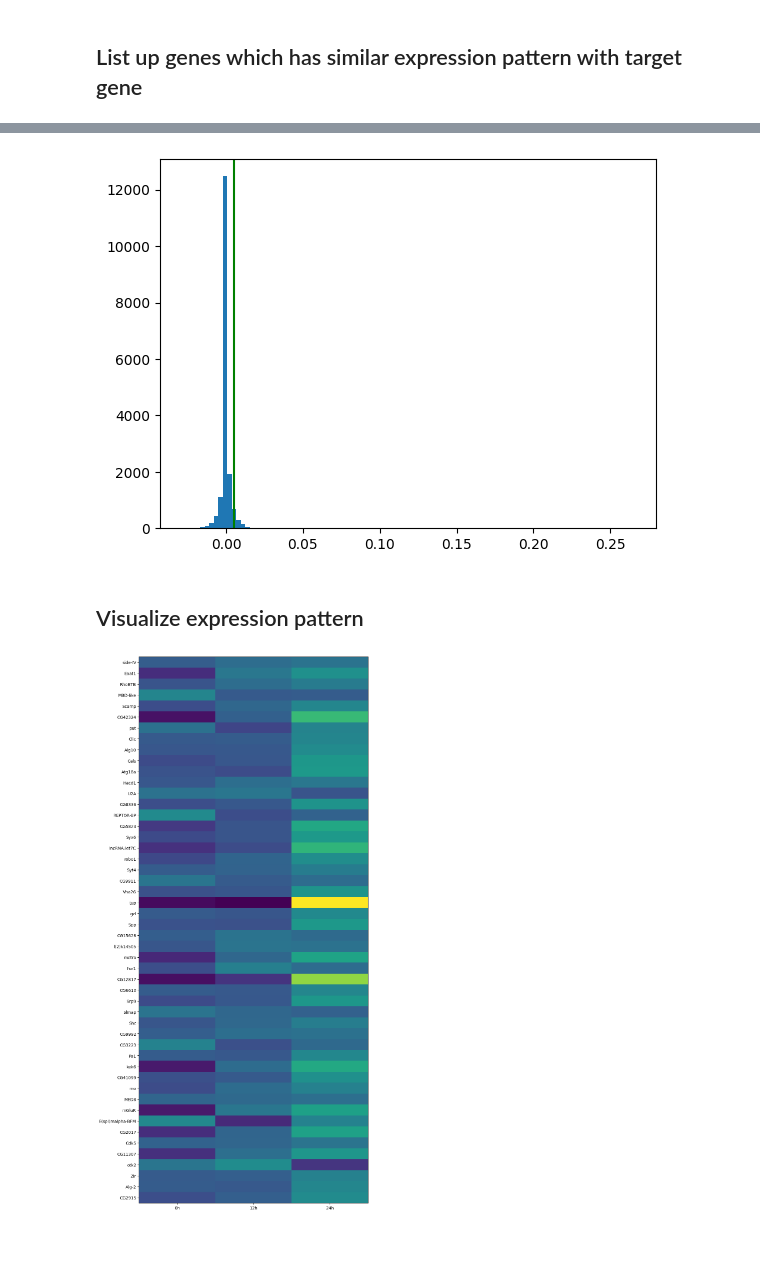
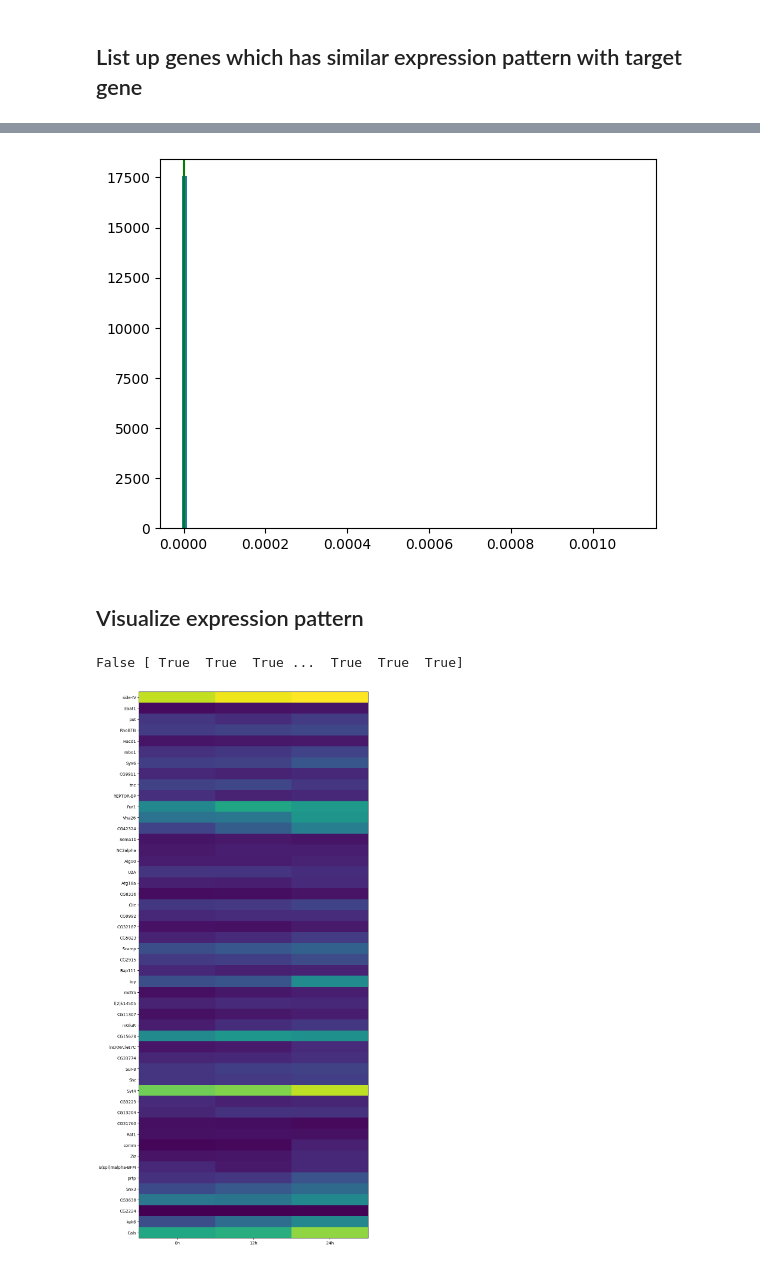
Before and after one commit to FujishigeTemma/GSE156455, a Jupyter notebook: coexpression.ipynb, the cells around one changed output, grey strips where cells are left out. Drawn from its saved outputs; the diff is of its cells as text; code cells hidden in the pictures.

```diff
--- a/coexpression.ipynb
+++ b/coexpression.ipynb
@@ -100,7 +100,7 @@ tsne_with_metadata = pd.merge(tsne_df, metadata_df, on='barcode')
 
 types = tsne_with_metadata['type'].unique()
 
-centers = tsne_with_metadata.groupby('type').mean()[['tSNE_1', 'tSNE_2']]
+centers = tsne_with_metadata.groupby('type').mean(numeric_only=True)[['tSNE_1', 'tSNE_2']]
 # %%
 fig = plt.figure(figsize=(13, 10))
 ax = fig.add_subplot(111)
@@ -159,12 +164,15 @@ show_plot(PlotConfig())
 class ListConfig:
   target_feature = "side-IV"
   target_cell_types = []
-  target_times = ["0h", "12h", "24h"]
+  # target_times = ["0h", "12h", "24h"]
+  target_times = metadata_df['time'].unique()
   expression_percentile = 10 # indicated by the red line in the plot
   theta_percentile = 5 # indicated by the green line in the plot
   output_dir = "output"
 
   def __init__(self) -> None:
+    availavle = metadata_df['time'].unique()
+    assert all([t in availavle for t in self.target_times]), f"target times({self.target_times}) must be in {availavle}"
     target_times = self.target_times.sort()
 # %%
 def show_expression_bar_plot(c: ListConfig):
@@ -190,6 +195,8 @@ def linear_regression(X: np.ndarray, y: np.ndarray):
 # %%
+from sklearn.linear_model import LinearRegression
+
 def calc_theta(c: ListConfig):
-  expressions = data[feature_df['feature_name'] == c.target_feature].astype(np.double)[0]
+  expressions = data[feature_df['feature_name'] == c.target_feature].astype(np.double)[0] # type: np.ndarray
 
   threshold = np.percentile(expressions, 100 - c.expression_percentile)
 
@@ -202,7 +209,9 @@ def calc_theta(c: ListConfig):
   X = data[:, cell_filter].T
   y = expressions[cell_filter]
 
-  return linear_regression(X, y)
+  theta = LinearRegression(n_jobs=-1).fit(X, y).coef_
+
+  return theta
 # %%
 def show_corelation_bar_plot(c: ListConfig):
   fig = plt.figure()
@@ -215,9 +224,9 @@ def show_corelation_bar_plot(c: ListConfig):
 
   threshold = np.percentile(theta, 100 - c.theta_percentile)
 
-  ax.hist(theta, bins=K)
+  ax.hist(theta[(feature_df['feature_name'] != c.target_feature)], bins=K)
   ax.vlines(threshold, 0, 1, colors=['green'], transform=ax.get_xaxis_transform())
 
 show_corelation_bar_plot(ListConfig())
 # %% [output]
-[figure, old version]
+[figure, new version]
@@ -231,42 +233,39 @@ save_coexpressed_gene_list(ListConfig())
 # %% [markdown]
 ## Visualize expression pattern
 # %%
-from sklearn.preprocessing import normalize
-
 def save_expression_pattern_image(c: ListConfig):
   fig, (ax) = plt.subplots(ncols=1, nrows=1, figsize=(10, 24))
 
   target_expressions = data[feature_df['feature_name'] == c.target_feature].astype(np.double)[0]
 
   threshold = np.percentile(target_expressions, 100 - c.expression_percentile)
 
   cell_filter = target_expressions > threshold
   if len(c.target_cell_types) != 0:
     cell_filter &= metadata_df['type'].isin(c.target_cell_types)
   if len(c.target_times) !=0:
     cell_filter &= metadata_df['time'].isin(c.target_times)
 
   expressions = np.zeros((len(feature_df), len(c.target_times)))
 
   for i, time in enumerate(c.target_times):
     time_filter = metadata_df['time'] == time
     expressions[:, i] = data[:, cell_filter & time_filter].mean(axis=1)
 
-  expressions = normalize(expressions, axis=1, norm='l1')
-
   theta = calc_theta(c)
 
   coexpressed_features = pd.merge(feature_df, pd.DataFrame(theta, columns=['theta']), left_index=True, right_index=True)
   coexpressed_features = pd.merge(coexpressed_features, pd.DataFrame(expressions, columns=c.target_times), left_index=True, right_index=True)
   coexpressed_features = coexpressed_features.sort_values(by='theta', ascending=False).head(50)
 
   ax.set_xticks(np.arange(len(c.target_times)), labels=c.target_times)
   ax.set_yticks(np.arange(len(coexpressed_features)), labels=coexpressed_features['feature_name'])
 
   ax.imshow(coexpressed_features[c.target_times], aspect="auto") #type:ignore
 
-  fig.savefig(path.join(c.output_dir ,f'{c.target_feature}.png'), dpi=100)
+  fig.savefig(os.path.join(c.output_dir ,f'{c.target_feature}.png'), dpi=100)
 
 save_expression_pattern_image(ListConfig())
 # %% [output]
+False [ True  True  True ...  True  True  True]
-[figure, old version]
+[figure, new version]
```
Also changed, not shown: parts of 9 cells of this notebook, 3 other files.
